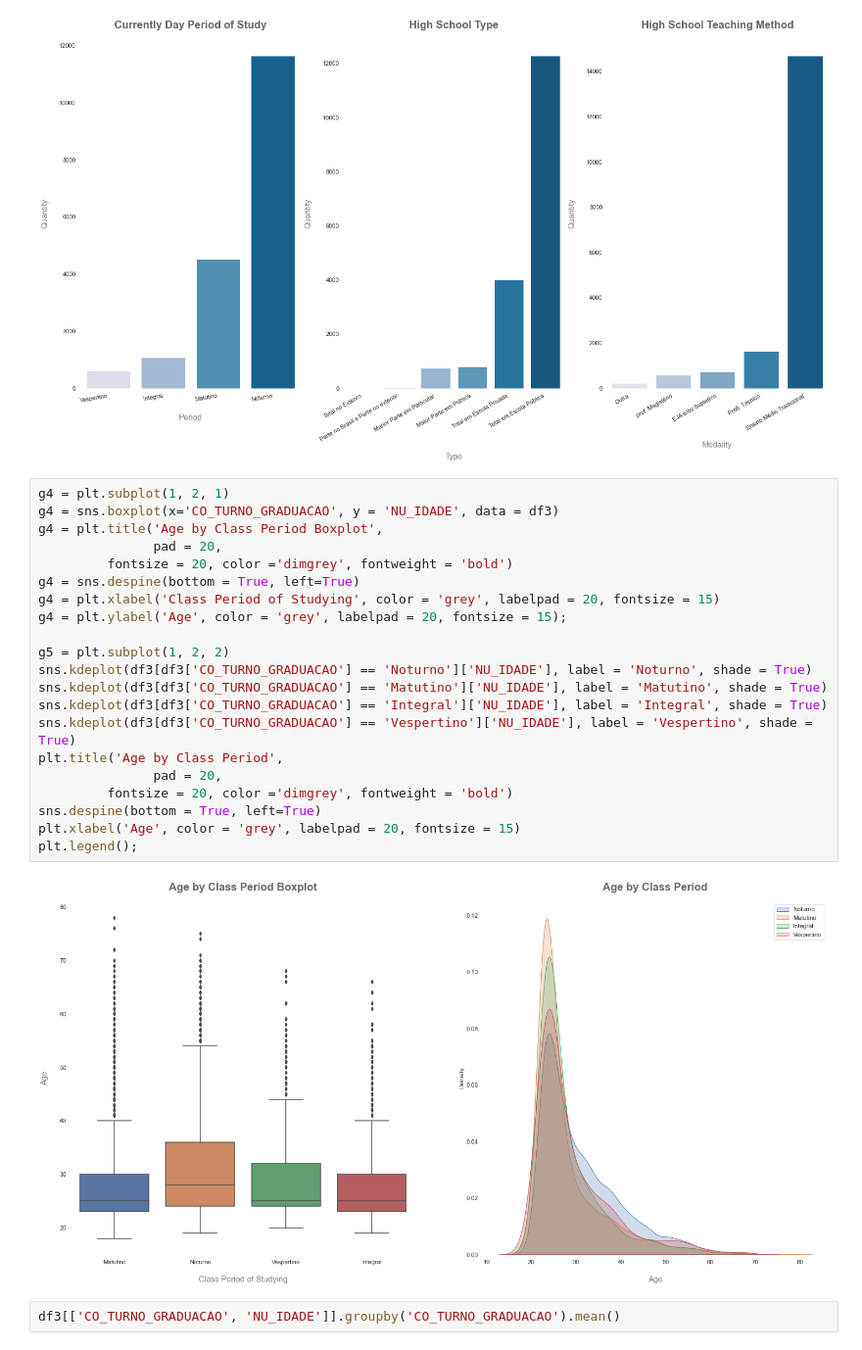
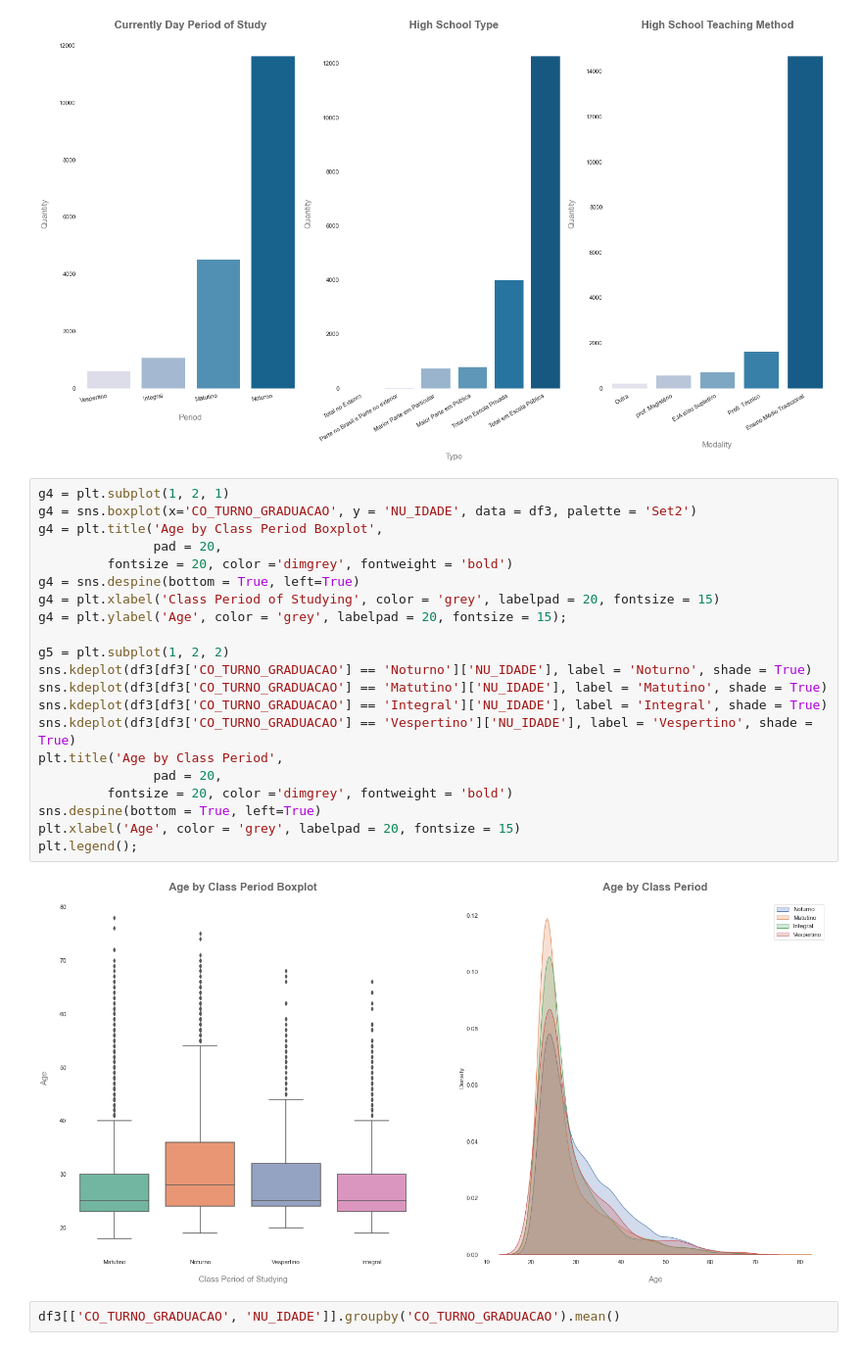
Before and after one commit to KattsonBastos/bahia_enade18_analysis, a Jupyter notebook: notebooks/v01_enade18.ipynb, the cells around one changed output. Shown at 98% size. Cells and saved outputs as stored; diff of their text form.

```diff
--- a/notebooks/v01_enade18.ipynb
+++ b/notebooks/v01_enade18.ipynb
@@ -481,27 +481,27 @@ plt.xticks(rotation=30, horizontalalignment='right');
 [figure]
 # %%
 g4 = plt.subplot(1, 2, 1)
-g4 = sns.boxplot(x='CO_TURNO_GRADUACAO', y = 'NU_IDADE', data = df3)
+g4 = sns.boxplot(x='CO_TURNO_GRADUACAO', y = 'NU_IDADE', data = df3, palette = 'Set2')
 g4 = plt.title('Age by Class Period Boxplot',
                pad = 20,
          fontsize = 20, color ='dimgrey', fontweight = 'bold')
 g4 = sns.despine(bottom = True, left=True)
 g4 = plt.xlabel('Class Period of Studying', color = 'grey', labelpad = 20, fontsize = 15)
 g4 = plt.ylabel('Age', color = 'grey', labelpad = 20, fontsize = 15);
 
 g5 = plt.subplot(1, 2, 2)
 sns.kdeplot(df3[df3['CO_TURNO_GRADUACAO'] == 'Noturno']['NU_IDADE'], label = 'Noturno', shade = True)
 sns.kdeplot(df3[df3['CO_TURNO_GRADUACAO'] == 'Matutino']['NU_IDADE'], label = 'Matutino', shade = True)
 sns.kdeplot(df3[df3['CO_TURNO_GRADUACAO'] == 'Integral']['NU_IDADE'], label = 'Integral', shade = True)
 sns.kdeplot(df3[df3['CO_TURNO_GRADUACAO'] == 'Vespertino']['NU_IDADE'], label = 'Vespertino', shade = True)
 plt.title('Age by Class Period',
                pad = 20,
          fontsize = 20, color ='dimgrey', fontweight = 'bold')
 sns.despine(bottom = True, left=True)
 plt.xlabel('Age', color = 'grey', labelpad = 20, fontsize = 15)
 plt.legend();
 # %% [output]
-[figure, old version]
+[figure, new version]
 # %%
 df3[['CO_TURNO_GRADUACAO', 'NU_IDADE']].groupby('CO_TURNO_GRADUACAO').mean()
 # %% [output]
```
Also changed, not shown: parts of 6 cells of this notebook.
